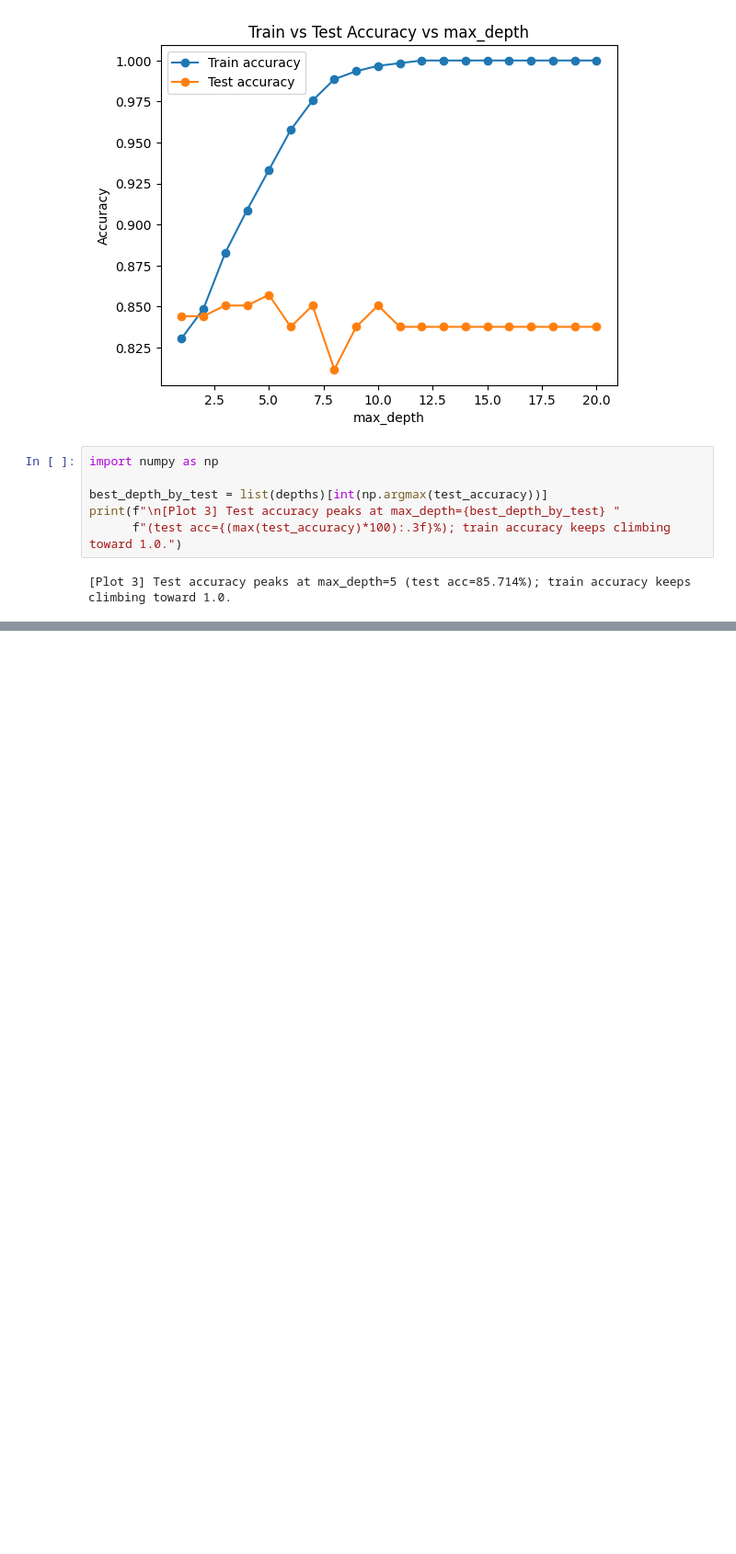
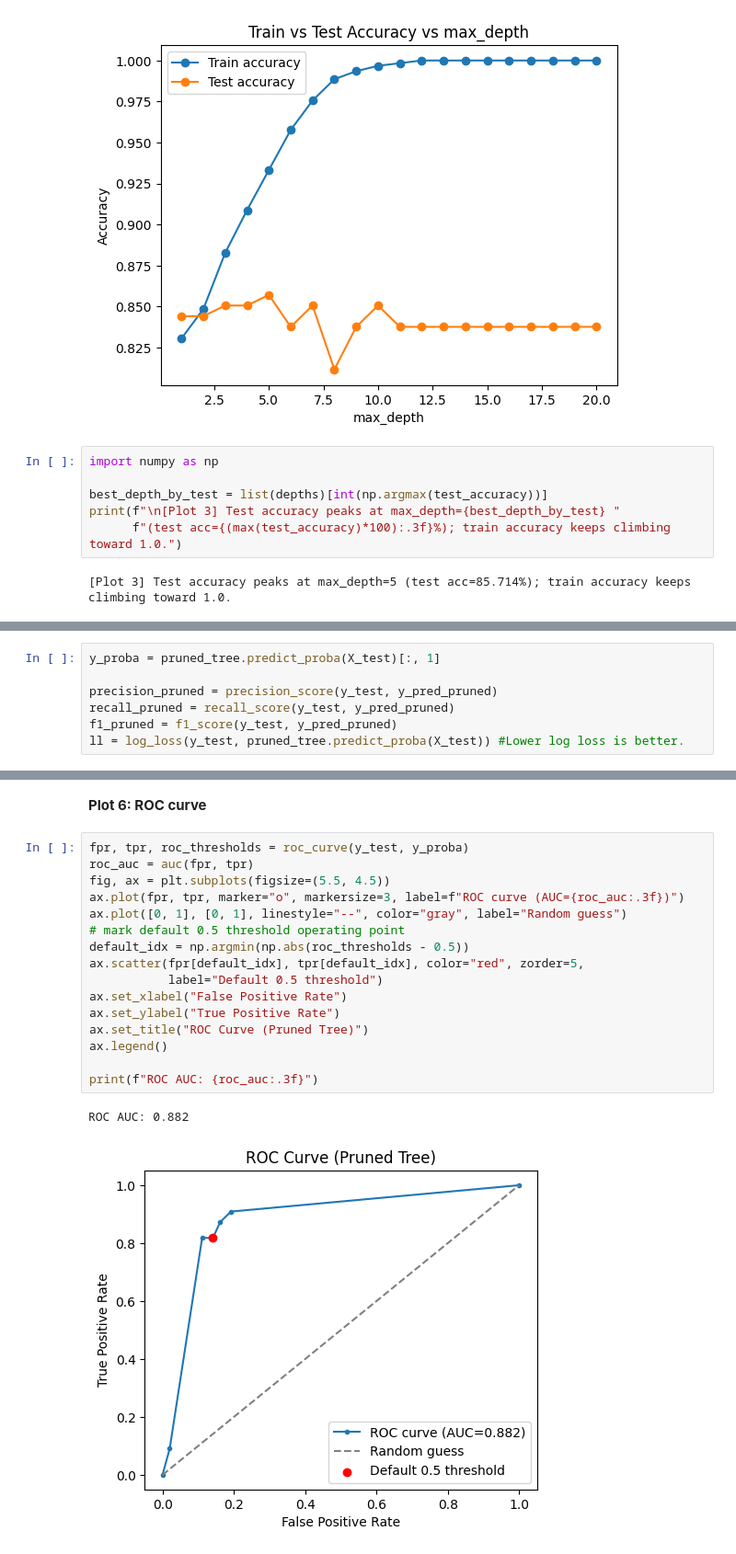
Before and after one commit to fatimaimran22/AI-ML, a Jupyter notebook: decision_trees/DecisionTree.ipynb, the cells around one changed output, grey strips where cells are left out. Shown at 92% size. Cells and saved outputs as stored; diff of their text form; blank space fills up the shorter version.

```diff
--- a/decision_trees/DecisionTree.ipynb
+++ b/decision_trees/DecisionTree.ipynb
@@ -194,0 +282,7 @@ print(f"\n[Plot 3] Test accuracy peaks at max_depth={best_depth_by_test} "
+# %%
+y_proba = pruned_tree.predict_proba(X_test)[:, 1]
+
+precision_pruned = precision_score(y_test, y_pred_pruned)
+recall_pruned = recall_score(y_test, y_pred_pruned)
+f1_pruned = f1_score(y_test, y_pred_pruned)
+ll = log_loss(y_test, pruned_tree.predict_proba(X_test)) #Lower log loss is better.
@@ -194,0 +330,21 @@ print(f"\n[Plot 3] Test accuracy peaks at max_depth={best_depth_by_test} "
+# %% [markdown]
+**Plot 6: ROC curve**
+# %%
+fpr, tpr, roc_thresholds = roc_curve(y_test, y_proba)
+roc_auc = auc(fpr, tpr)
+fig, ax = plt.subplots(figsize=(5.5, 4.5))
+ax.plot(fpr, tpr, marker="o", markersize=3, label=f"ROC curve (AUC={roc_auc:.3f})")
+ax.plot([0, 1], [0, 1], linestyle="--", color="gray", label="Random guess")
+# mark default 0.5 threshold operating point
+default_idx = np.argmin(np.abs(roc_thresholds - 0.5))
+ax.scatter(fpr[default_idx], tpr[default_idx], color="red", zorder=5,
+           label="Default 0.5 threshold")
+ax.set_xlabel("False Positive Rate")
+ax.set_ylabel("True Positive Rate")
+ax.set_title("ROC Curve (Pruned Tree)")
+ax.legend()
+
+print(f"ROC AUC: {roc_auc:.3f}")
+# %% [output]
+ROC AUC: 0.882
+[figure, added]
```
Also changed, not shown: parts of 18 cells of this notebook.
